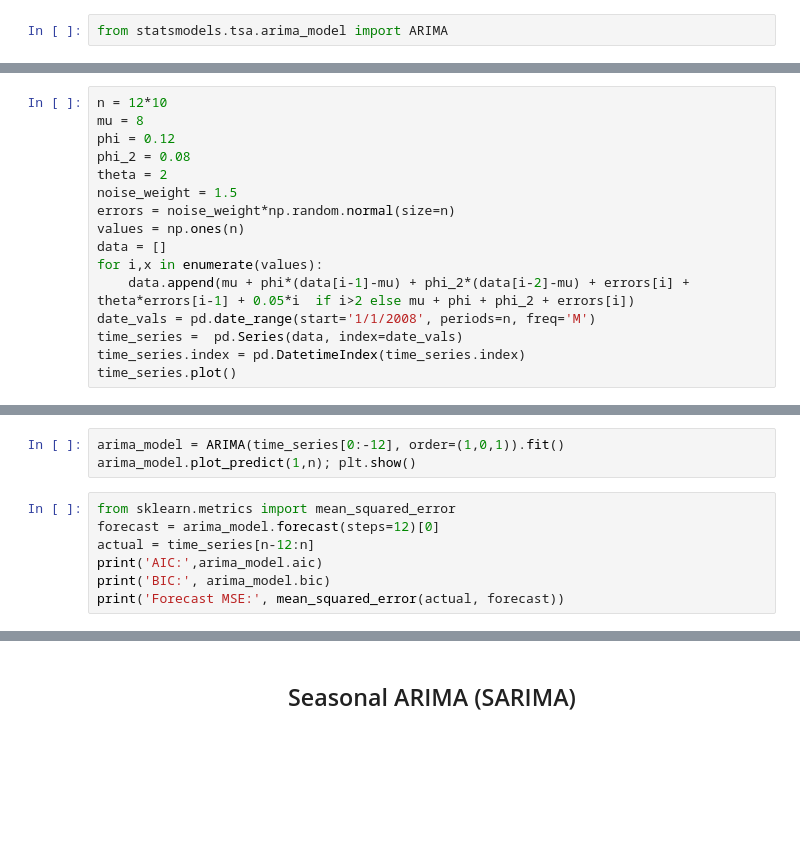
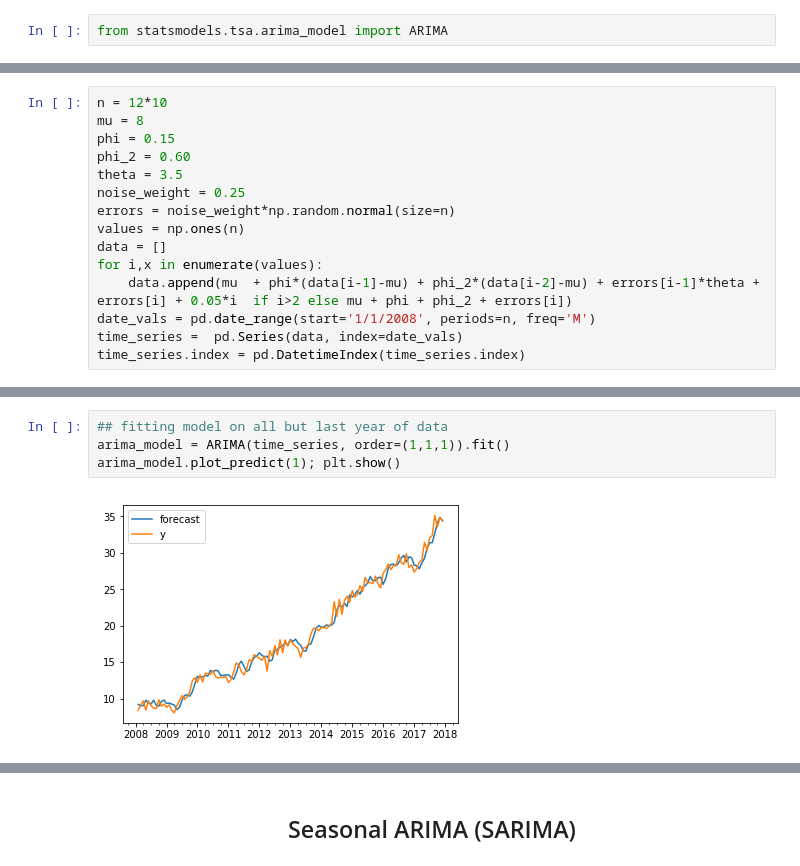
Before and after one commit to matthewsparr/Data-Science-Lessons, a Jupyter notebook: Mod 4/ARIMA/Time Series Models - ARIMA.ipynb, the cells around one changed output, grey strips where cells are left out. Cells and saved outputs as stored; diff of their text form; blank space fills up the shorter version.

```diff
--- a/Mod 4/ARIMA/Time Series Models - ARIMA.ipynb
+++ b/Mod 4/ARIMA/Time Series Models - ARIMA.ipynb
@@ -129,16 +216,15 @@ arima_model.plot_predict(1,n+12); plt.show()
 # %%
 n = 12*10
 mu = 8
-phi = 0.12
-phi_2 = 0.08
-theta = 2
-noise_weight = 1.5
+phi = 0.15
+phi_2 = 0.60
+theta = 3.5
+noise_weight = 0.25
 errors = noise_weight*np.random.normal(size=n)
 values = np.ones(n)
 data = []
 for i,x in enumerate(values):
-    data.append(mu + phi*(data[i-1]-mu) + phi_2*(data[i-2]-mu) + errors[i] + theta*errors[i-1] + 0.05*i  if i>2 else mu + phi + phi_2 + errors[i])
+    data.append(mu  + phi*(data[i-1]-mu) + phi_2*(data[i-2]-mu) + errors[i-1]*theta + errors[i] + 0.05*i  if i>2 else mu + phi + phi_2 + errors[i])
 date_vals = pd.date_range(start='1/1/2008', periods=n, freq='M')
 time_series =  pd.Series(data, index=date_vals)
 time_series.index = pd.DatetimeIndex(time_series.index)
-time_series.plot()
@@ -145,12 +236,8 @@ time_series.plot()
 # %%
-arima_model = ARIMA(time_series[0:-12], order=(1,0,1)).fit()
-arima_model.plot_predict(1,n); plt.show()
+## fitting model on all but last year of data
+arima_model = ARIMA(time_series, order=(1,1,1)).fit()
+arima_model.plot_predict(1); plt.show()
+# %% [output]
+[figure, added]
-# %%
-from sklearn.metrics import mean_squared_error
-forecast = arima_model.forecast(steps=12)[0]
-actual = time_series[n-12:n]
-print('AIC:',arima_model.aic)
-print('BIC:', arima_model.bic)
-print('Forecast MSE:', mean_squared_error(actual, forecast))
 # %%
 time_series.diff().plot()
```
Also changed, not shown: parts of 38 cells of this notebook.
